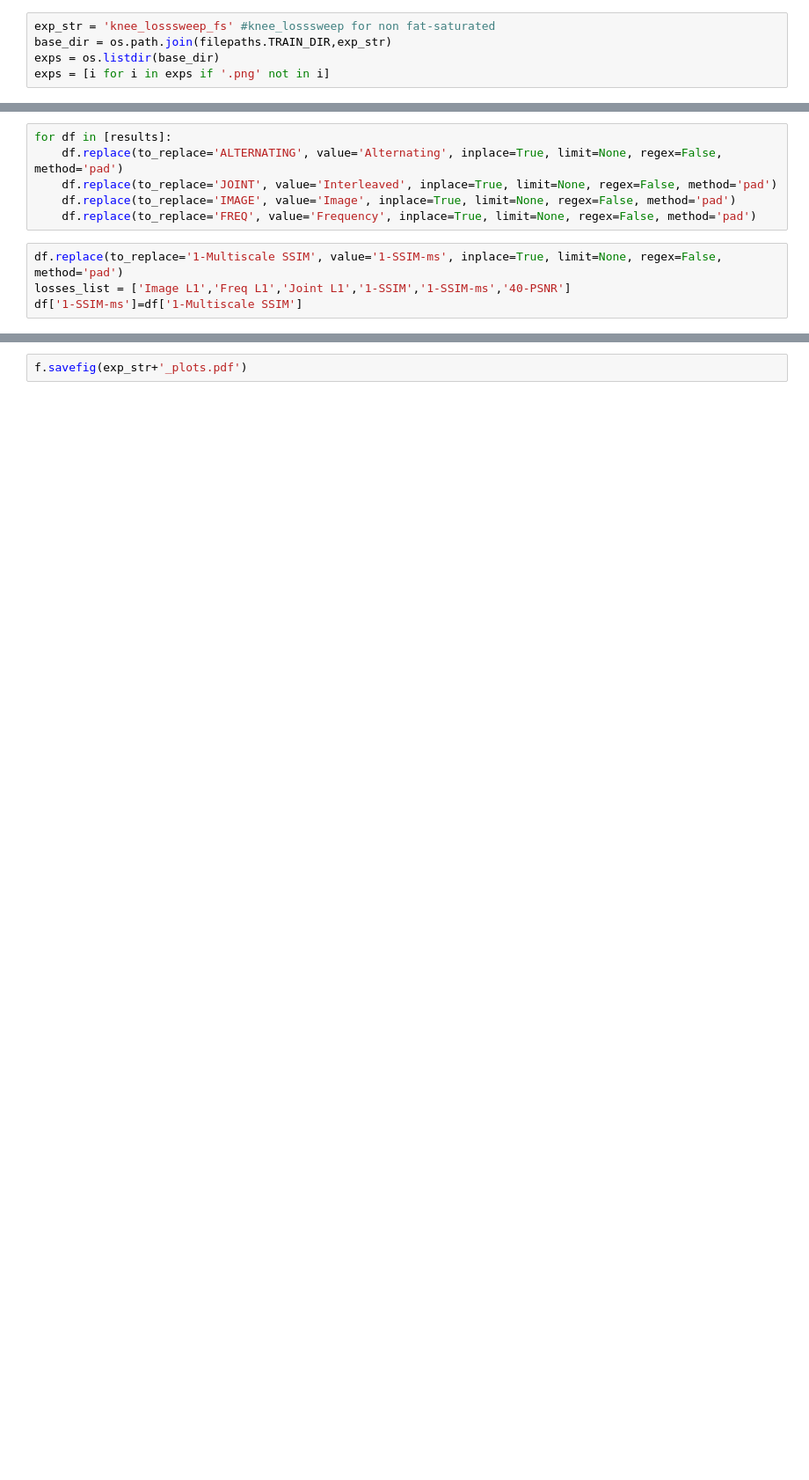
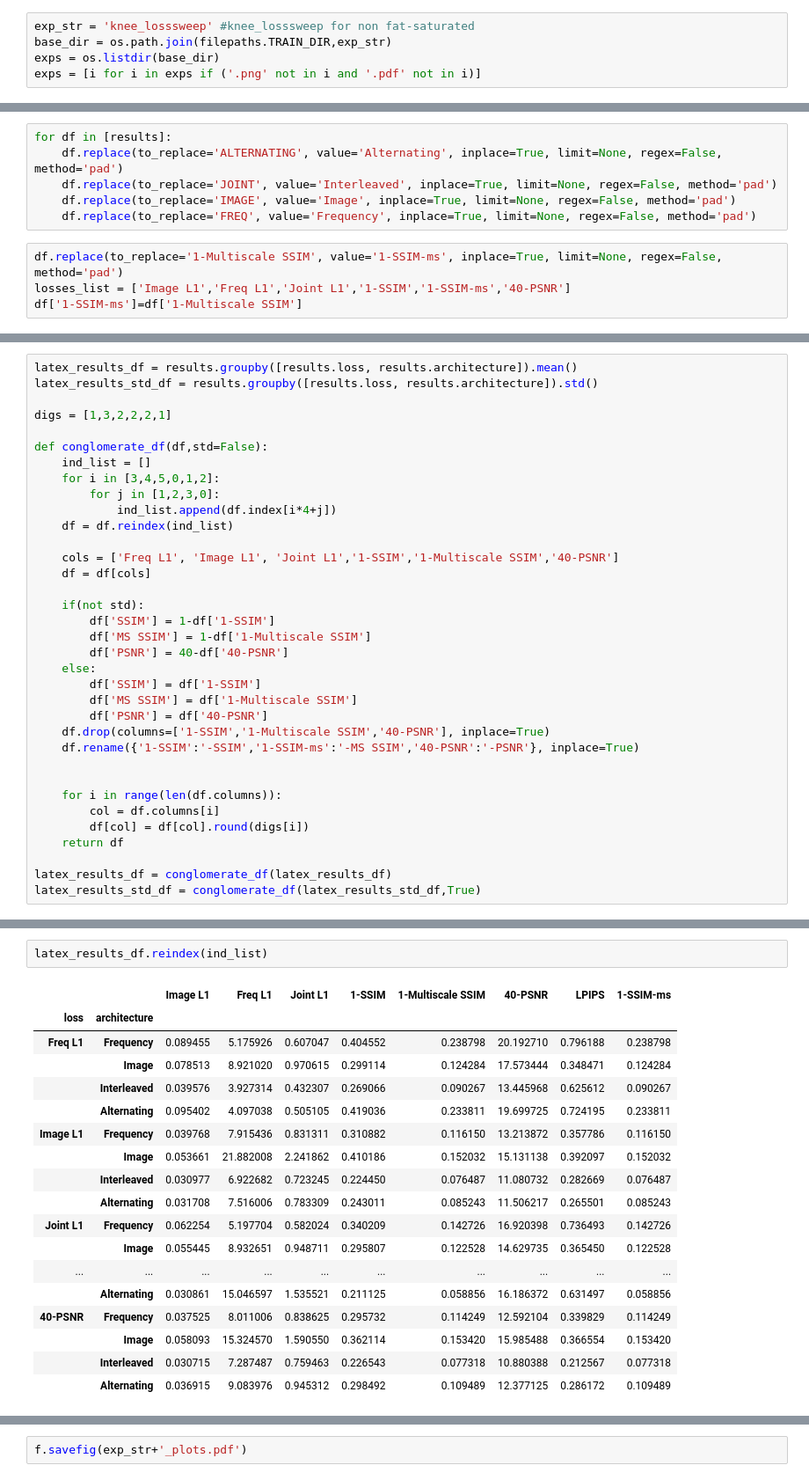
Before and after one commit to nalinimsingh/interlacer, a Jupyter notebook: visualizations/loss_comparison.ipynb, the cells around one changed output, grey strips where cells are left out. Shown at 88% size. Drawn from its saved outputs; the diff is of its cells as text; blank space fills up the shorter version.

Commit message:
Add table generation

```diff
--- a/visualizations/loss_comparison.ipynb
+++ b/visualizations/loss_comparison.ipynb
@@ -36,8 +41,8 @@ plt.rcParams.update({'font.family':'sans-serif'})
 # %%
-exp_str = 'knee_losssweep_fs' #knee_losssweep for non fat-saturated
+exp_str = 'knee_losssweep' #knee_losssweep for non fat-saturated
 base_dir = os.path.join(filepaths.TRAIN_DIR,exp_str)
 exps = os.listdir(base_dir)
-exps = [i for i in exps if '.png' not in i]
+exps = [i for i in exps if ('.png' not in i and '.pdf' not in i)]
 # %%
 def get_loss_label(l_t):
     if(l_t=='image'):
@@ -227,0 +255,35 @@ findfont: Font family ['sans-serif'] not found. Falling back to DejaVu Sans.
+# %%
+latex_results_df = results.groupby([results.loss, results.architecture]).mean()
+latex_results_std_df = results.groupby([results.loss, results.architecture]).std()
+
+digs = [1,3,2,2,2,1]
+
+def conglomerate_df(df,std=False):
+    ind_list = []
+    for i in [3,4,5,0,1,2]:
+        for j in [1,2,3,0]:
+            ind_list.append(df.index[i*4+j])
+    df = df.reindex(ind_list)
+
+    cols = ['Freq L1', 'Image L1', 'Joint L1','1-SSIM','1-Multiscale SSIM','40-PSNR']
+    df = df[cols]
+
+    if(not std):
+        df['SSIM'] = 1-df['1-SSIM']
+        df['MS SSIM'] = 1-df['1-Multiscale SSIM']
+        df['PSNR'] = 40-df['40-PSNR']
+    else:
+        df['SSIM'] = df['1-SSIM']
+        df['MS SSIM'] = df['1-Multiscale SSIM']
+        df['PSNR'] = df['40-PSNR']
+    df.drop(columns=['1-SSIM','1-Multiscale SSIM','40-PSNR'], inplace=True)
+    df.rename({'1-SSIM':'-SSIM','1-SSIM-ms':'-MS SSIM','40-PSNR':'-PSNR'}, inplace=True)
+
+
+    for i in range(len(df.columns)):
+        col = df.columns[i]
+        df[col] = df[col].round(digs[i])
+    return df
+
+latex_results_df = conglomerate_df(latex_results_df)
+latex_results_std_df = conglomerate_df(latex_results_std_df,True)
@@ -227,0 +420,21 @@ findfont: Font family ['sans-serif'] not found. Falling back to DejaVu Sans.
+# %%
+latex_results_df.reindex(ind_list)
+# %% [output]
+|  |  | Image L1 | Freq L1 | Joint L1 | 1-SSIM | 1-Multiscale SSIM | 40-PSNR | LPIPS | 1-SSIM-ms |
+| loss | architecture |  |  |  |  |  |  |  |  |
+| Freq L1 | Frequency | 0.089455 | 5.175926 | 0.607047 | 0.404552 | 0.238798 | 20.192710 | 0.796188 | 0.238798 |
+|  | Image | 0.078513 | 8.921020 | 0.970615 | 0.299114 | 0.124284 | 17.573444 | 0.348471 | 0.124284 |
+|  | Interleaved | 0.039576 | 3.927314 | 0.432307 | 0.269066 | 0.090267 | 13.445968 | 0.625612 | 0.090267 |
+|  | Alternating | 0.095402 | 4.097038 | 0.505105 | 0.419036 | 0.233811 | 19.699725 | 0.724195 | 0.233811 |
+| Image L1 | Frequency | 0.039768 | 7.915436 | 0.831311 | 0.310882 | 0.116150 | 13.213872 | 0.357786 | 0.116150 |
+|  | Image | 0.053661 | 21.882008 | 2.241862 | 0.410186 | 0.152032 | 15.131138 | 0.392097 | 0.152032 |
+|  | Interleaved | 0.030977 | 6.922682 | 0.723245 | 0.224450 | 0.076487 | 11.080732 | 0.282669 | 0.076487 |
+|  | Alternating | 0.031708 | 7.516006 | 0.783309 | 0.243011 | 0.085243 | 11.506217 | 0.265501 | 0.085243 |
+| Joint L1 | Frequency | 0.062254 | 5.197704 | 0.582024 | 0.340209 | 0.142726 | 16.920398 | 0.736493 | 0.142726 |
+|  | Image | 0.055445 | 8.932651 | 0.948711 | 0.295807 | 0.122528 | 14.629735 | 0.365450 | 0.122528 |
+| ... | ... | ... | ... | ... | ... | ... | ... | ... | ... |
+|  | Alternating | 0.030861 | 15.046597 | 1.535521 | 0.211125 | 0.058856 | 16.186372 | 0.631497 | 0.058856 |
+| 40-PSNR | Frequency | 0.037525 | 8.011006 | 0.838625 | 0.295732 | 0.114249 | 12.592104 | 0.339829 | 0.114249 |
+|  | Image | 0.058093 | 15.324570 | 1.590550 | 0.362114 | 0.153420 | 15.985488 | 0.366554 | 0.153420 |
+|  | Interleaved | 0.030715 | 7.287487 | 0.759463 | 0.226543 | 0.077318 | 10.880388 | 0.212567 | 0.077318 |
+|  | Alternating | 0.036915 | 9.083976 | 0.945312 | 0.298492 | 0.109489 | 12.377125 | 0.286172 | 0.109489 |
```
Also changed, not shown: parts of 15 cells of this notebook.
